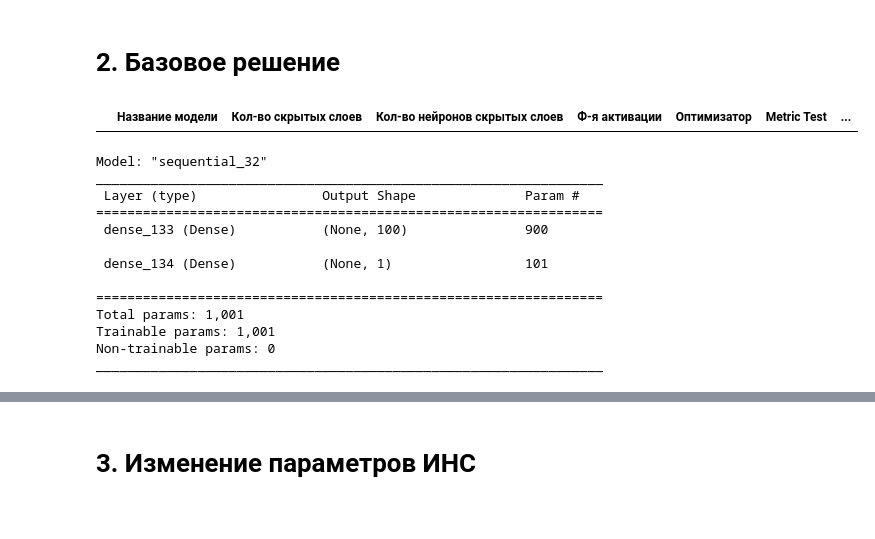
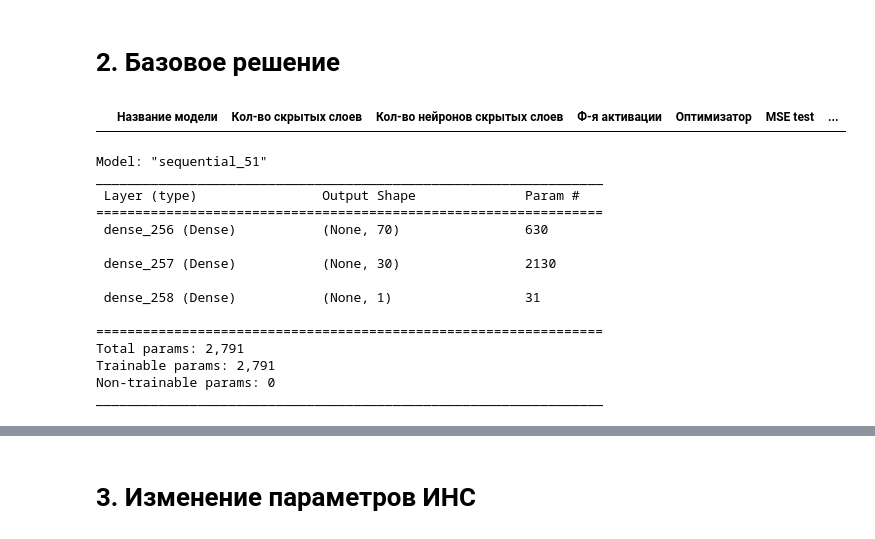
Before and after one commit to dnlygvtv/02_Python_for_Neural_Networks, a Jupyter notebook: HW/HW_3.ipynb, the cells around one changed output, grey strips where cells are left out. Saved outputs shown, nothing was run; the diff lists cells and outputs as text; code cells hidden in the pictures.

```diff
--- a/HW/HW_3.ipynb
+++ b/HW/HW_3.ipynb
@@ -112,15 +112,15 @@ verbose = 0
 # %%
 stata = pd.DataFrame(columns=['Название модели',
                               'Кол-во скрытых слоев',
                               'Кол-во нейронов скрытых слоев',
                               'Ф-я активации',
                               'Оптимизатор',
-                              'Metric Test',
-                              'R2 test-pred']
-                              )
+                              'MSE test',
+                              'R2 test'
+                              ])
 stata
 # %% [output]
-|  | Название модели | Кол-во скрытых слоев | Кол-во нейронов скрытых слоев | Ф-я активации | Оптимизатор | Metric Test | ... |
+|  | Название модели | Кол-во скрытых слоев | Кол-во нейронов скрытых слоев | Ф-я активации | Оптимизатор | MSE test | ... |
 # %%
 from sklearn.model_selection import train_test_split
 from sklearn.preprocessing import MinMaxScaler
@@ -141,24 +141,27 @@ tf.random.set_seed(42)
 
 base_model = Sequential([
     InputLayer(input_shape=X_train.shape[1],),
-    Dense(100, activation='relu'),
+    Dense(70, activation='relu'),
+    Dense(30, activation='relu'),
     Dense(1),
 ]
 )
 
 base_model.summary()
 # %% [output]
-Model: "sequential_32"
+Model: "sequential_51"
 _________________________________________________________________
  Layer (type)                Output Shape              Param #
 =================================================================
- dense_133 (Dense)           (None, 100)               900
+ dense_256 (Dense)           (None, 70)                630
 
- dense_134 (Dense)           (None, 1)                 101
+ dense_257 (Dense)           (None, 30)                2130
+
+ dense_258 (Dense)           (None, 1)                 31
 
 =================================================================
-Total params: 1,001
-Trainable params: 1,001
+Total params: 2,791
+Trainable params: 2,791
 Non-trainable params: 0
 _________________________________________________________________
 # %%
```
Also changed, not shown: parts of 64 cells of this notebook.
